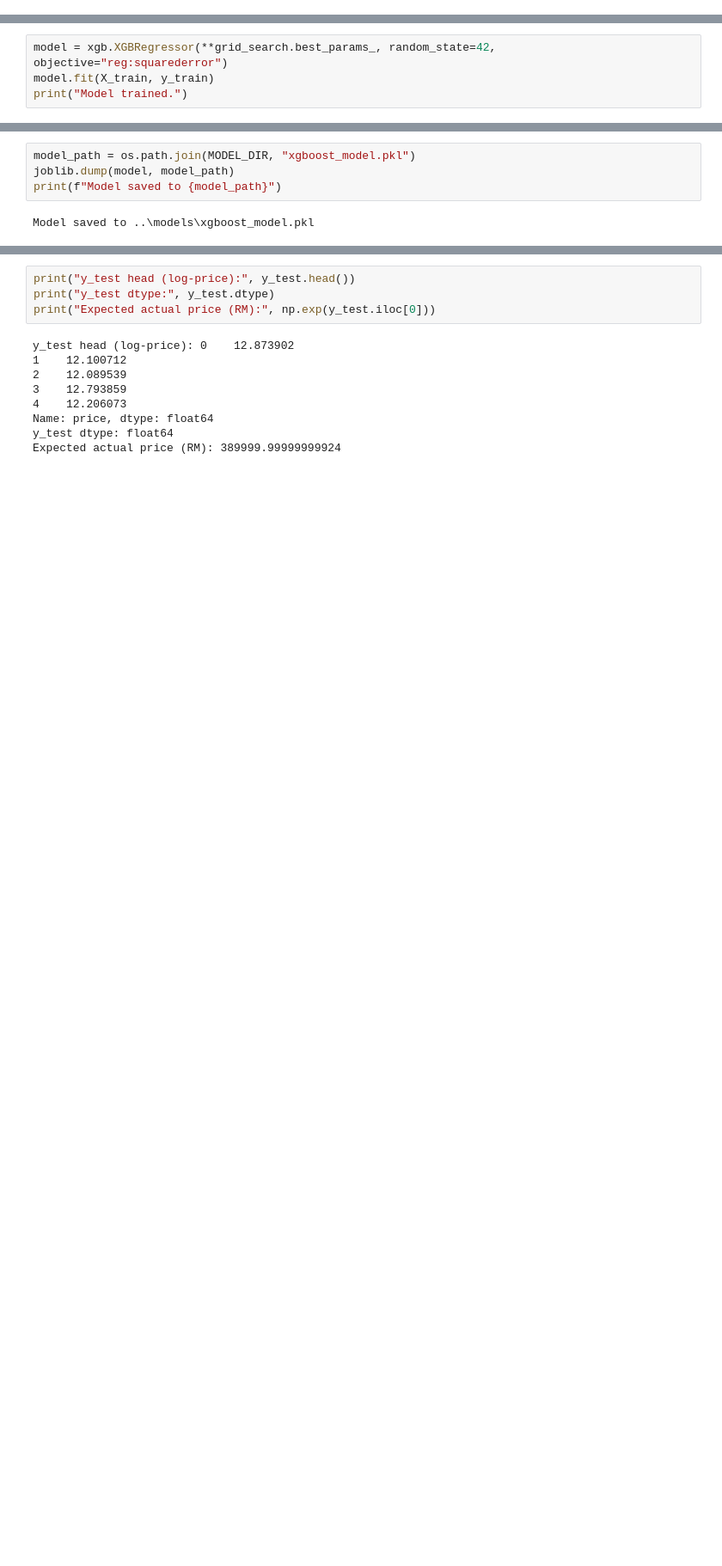
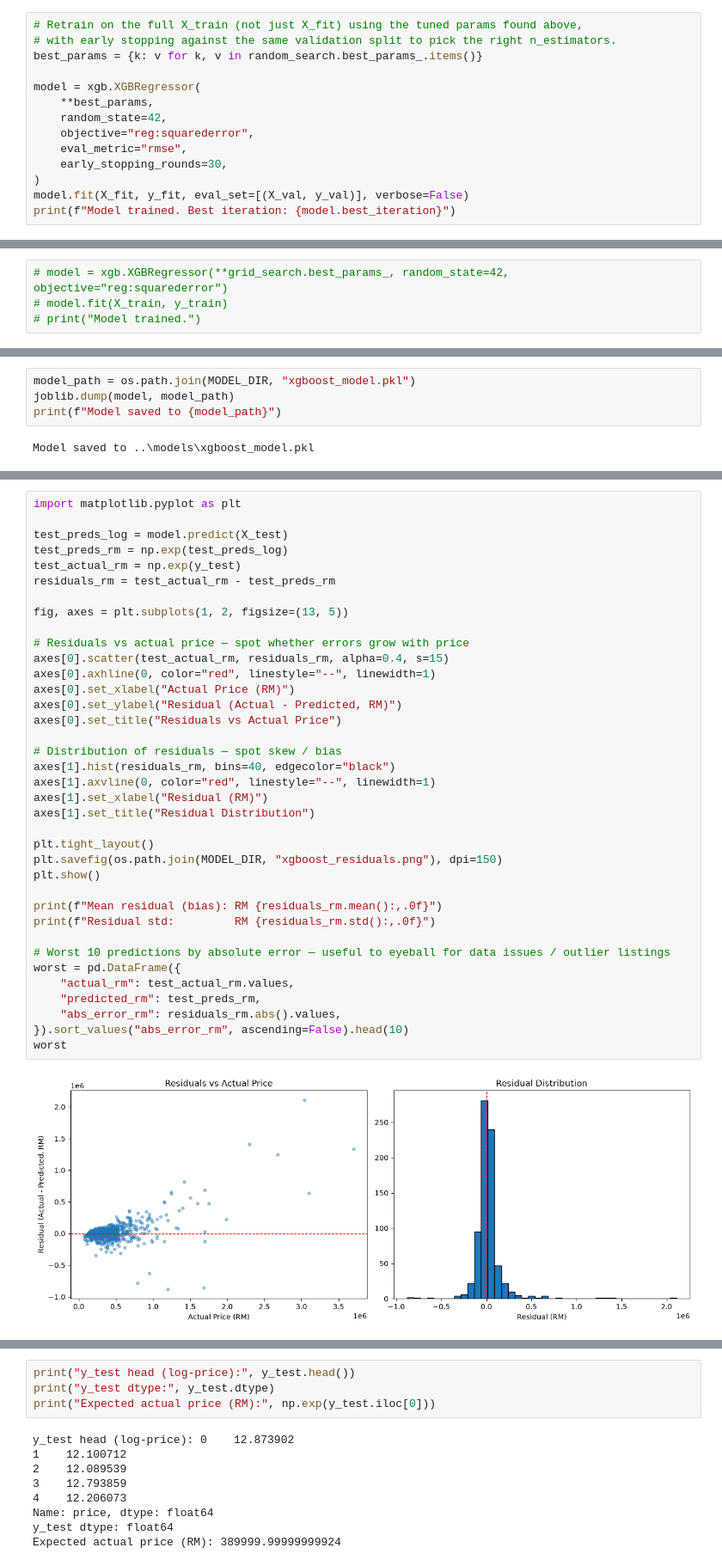
Before and after one commit to Lowzh5/Malaysian-Condominium-Prices-Data, a Jupyter notebook: src/model_XGBoost.ipynb, the cells around one changed output, grey strips where cells are left out. Shown at 86% size. Drawn from its saved outputs; the diff is of its cells as text; blank space fills up the shorter version.

Commit message:
xgboost_finetune

```diff
--- a/src/model_XGBoost.ipynb
+++ b/src/model_XGBoost.ipynb
@@ -55,0 +122,14 @@ Best CV score (log-scale RMSE): 0.2516
+# %%
+# Retrain on the full X_train (not just X_fit) using the tuned params found above,
+# with early stopping against the same validation split to pick the right n_estimators.
+best_params = {k: v for k, v in random_search.best_params_.items()}
+
+model = xgb.XGBRegressor(
+    **best_params,
+    random_state=42,
+    objective="reg:squarederror",
+    eval_metric="rmse",
+    early_stopping_rounds=30,
+)
+model.fit(X_fit, y_fit, eval_set=[(X_val, y_val)], verbose=False)
+print(f"Model trained. Best iteration: {model.best_iteration}")
@@ -56,4 +138,4 @@ Best CV score (log-scale RMSE): 0.2516
 # %%
-model = xgb.XGBRegressor(**grid_search.best_params_, random_state=42, objective="reg:squarederror")
-model.fit(X_train, y_train)
-print("Model trained.")
+# model = xgb.XGBRegressor(**grid_search.best_params_, random_state=42, objective="reg:squarederror")
+# model.fit(X_train, y_train)
+# print("Model trained.")
@@ -135,0 +229,39 @@ Actual price:    RM 390,000
+# %%
+import matplotlib.pyplot as plt
+
+test_preds_log = model.predict(X_test)
+test_preds_rm = np.exp(test_preds_log)
+test_actual_rm = np.exp(y_test)
+residuals_rm = test_actual_rm - test_preds_rm
+
+fig, axes = plt.subplots(1, 2, figsize=(13, 5))
+
+# Residuals vs actual price — spot whether errors grow with price
+axes[0].scatter(test_actual_rm, residuals_rm, alpha=0.4, s=15)
+axes[0].axhline(0, color="red", linestyle="--", linewidth=1)
+axes[0].set_xlabel("Actual Price (RM)")
+axes[0].set_ylabel("Residual (Actual - Predicted, RM)")
+axes[0].set_title("Residuals vs Actual Price")
+
+# Distribution of residuals — spot skew / bias
+axes[1].hist(residuals_rm, bins=40, edgecolor="black")
+axes[1].axvline(0, color="red", linestyle="--", linewidth=1)
+axes[1].set_xlabel("Residual (RM)")
+axes[1].set_title("Residual Distribution")
+
+plt.tight_layout()
+plt.savefig(os.path.join(MODEL_DIR, "xgboost_residuals.png"), dpi=150)
+plt.show()
+
+print(f"Mean residual (bias): RM {residuals_rm.mean():,.0f}")
+print(f"Residual std:         RM {residuals_rm.std():,.0f}")
+
+# Worst 10 predictions by absolute error — useful to eyeball for data issues / outlier listings
+worst = pd.DataFrame({
+    "actual_rm": test_actual_rm.values,
+    "predicted_rm": test_preds_rm,
+    "abs_error_rm": residuals_rm.abs().values,
+}).sort_values("abs_error_rm", ascending=False).head(10)
+worst
+# %% [output]
+[figure, added]
```
Also changed, not shown: parts of 26 cells of this notebook.
